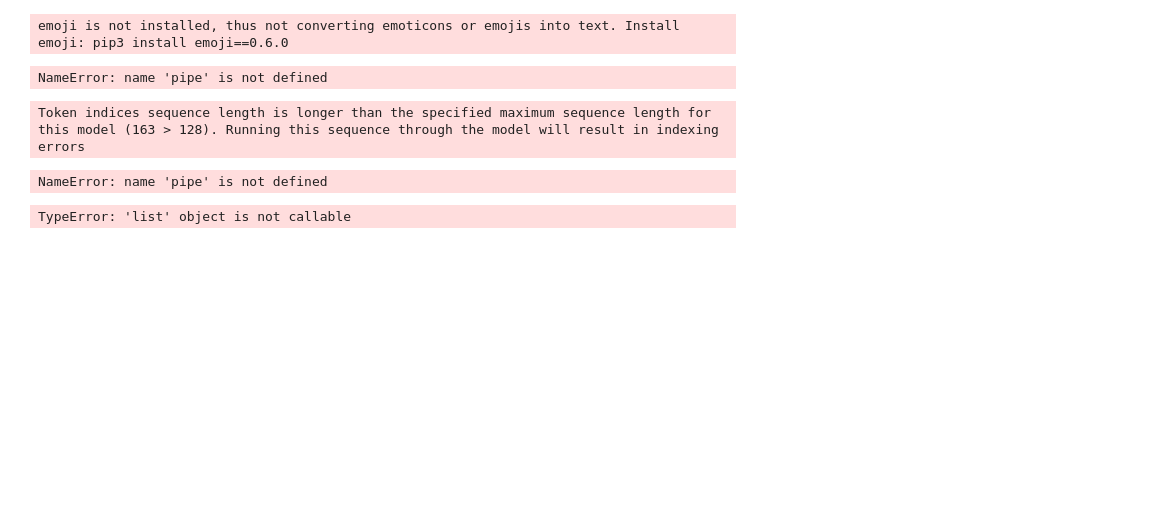
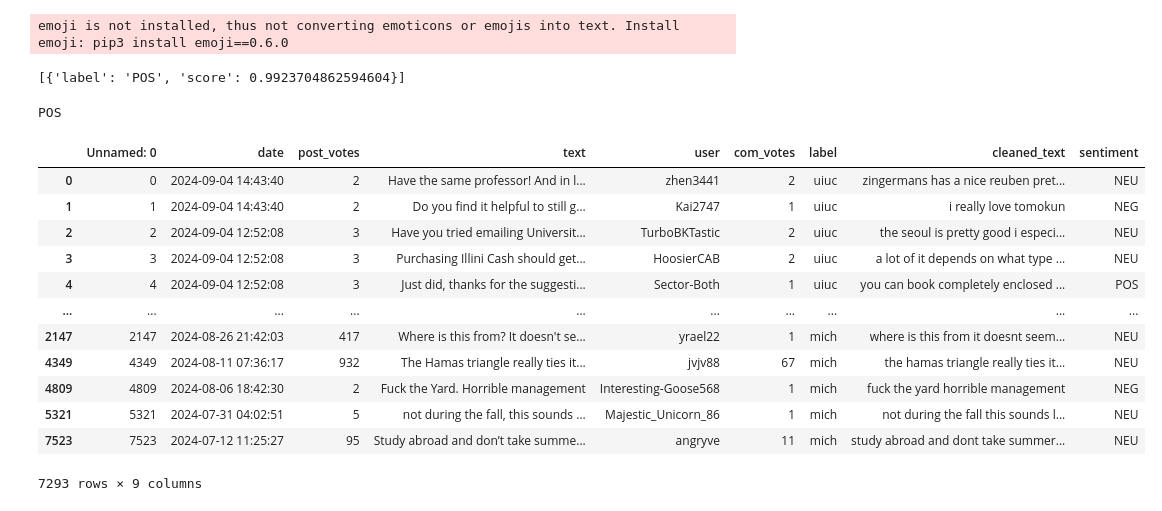
Before and after one commit to rzhao1120/project3-embeddings, a Jupyter notebook: project-3.ipynb, the cells around one changed output. Drawn from its saved outputs; the diff is of its cells as text; code cells hidden in the pictures; blank space fills up the shorter version.

```diff
--- a/project-3.ipynb
+++ b/project-3.ipynb
@@ -404,31 +393,29 @@ pipe = pipeline("text-classification", model="finiteautomata/bertweet-base-senti
 emoji is not installed, thus not converting emoticons or emojis into text. Install emoji: pip3 install emoji==0.6.0
 # %%
 #use the pipeline to classify the sentiment of a sentence of your choice
-pipe("I love this class")
+a = pipe("I love this class")
+a
 # %% [output]
-NameError: name 'pipe' is not defined
+[{'label': 'POS', 'score': 0.9923704862594604}]
+# %%
+print(a[0]['label'])
+# %% [output]
+POS
 # %%
 #use the pipeline to classify the sentiment of all posts in the reddit dataset
 #report the most common sentiment label
-sentiments = []
-for text in data['cleaned_text']:
-    try:
-        sentiments.append(pipe(text)[0])
-    except:
-        continue
-sentiments
+data
 # %% [output]
+|  | Unnamed: 0 | date | post_votes | text | user | com_votes | label | cleaned_text | sentiment |
+| 0 | 0 | 2024-09-04 14:43:40 | 2 | Have the same professor! And in l... | zhen3441 | 2 | uiuc | zingermans has a nice reuben pret... | NEU |
+| 1 | 1 | 2024-09-04 14:43:40 | 2 | Do you find it helpful to still g... | Kai2747 | 1 | uiuc | i really love tomokun | NEG |
+| 2 | 2 | 2024-09-04 12:52:08 | 3 | Have you tried emailing Universit... | TurboBKTastic | 2 | uiuc | the seoul is pretty good i especi... | NEU |
+| 3 | 3 | 2024-09-04 12:52:08 | 3 | Purchasing Illini Cash should get... | HoosierCAB | 2 | uiuc | a lot of it depends on what type ... | NEU |
+| 4 | 4 | 2024-09-04 12:52:08 | 3 | Just did, thanks for the suggesti... | Sector-Both | 1 | uiuc | you can book completely enclosed ... | POS |
+| ... | ... | ... | ... | ... | ... | ... | ... | ... | ... |
+| 2147 | 2147 | 2024-08-26 21:42:03 | 417 | Where is this from? It doesn't se... | yrael22 | 1 | mich | where is this from it doesnt seem... | NEU |
+| 4349 | 4349 | 2024-08-11 07:36:17 | 932 | The Hamas triangle really ties it... | jvjv88 | 67 | mich | the hamas triangle really ties it... | NEU |
+| 4809 | 4809 | 2024-08-06 18:42:30 | 2 | Fuck the Yard. Horrible management | Interesting-Goose568 | 1 | mich | fuck the yard horrible management | NEG |
+| 5321 | 5321 | 2024-07-31 04:02:51 | 5 | not during the fall, this sounds ... | Majestic_Unicorn_86 | 1 | mich | not during the fall this sounds l... | NEU |
+| 7523 | 7523 | 2024-07-12 11:25:27 | 95 | Study abroad and don’t take summe... | angryve | 11 | mich | study abroad and dont take summer... | NEU |
-Token indices sequence length is longer than the specified maximum sequence length for this model (163 > 128). Running this sequence through the model will result in indexing errors
+7293 rows × 9 columns
-# %%
-print(pipe(data['cleaned_text'])[0])
-# %% [output]
-NameError: name 'pipe' is not defined
-# %%
-#look at ten sample posts and labels; do you agree with all of them?
-import random
-indexes = [random.sample(range(0,len(data)),10)]
-
-for i in indexes:
-    print(data['cleaned_text'],sentiments('label'))
-# %% [output]
-TypeError: 'list' object is not callable
```
Also changed, not shown: parts of 11 cells of this notebook.
